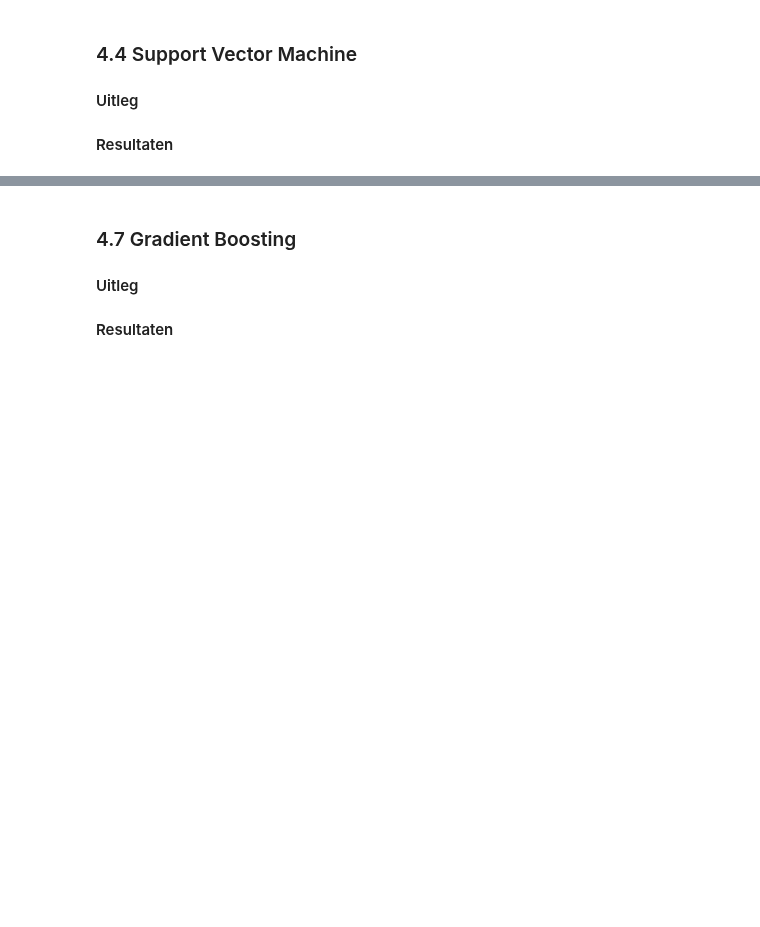
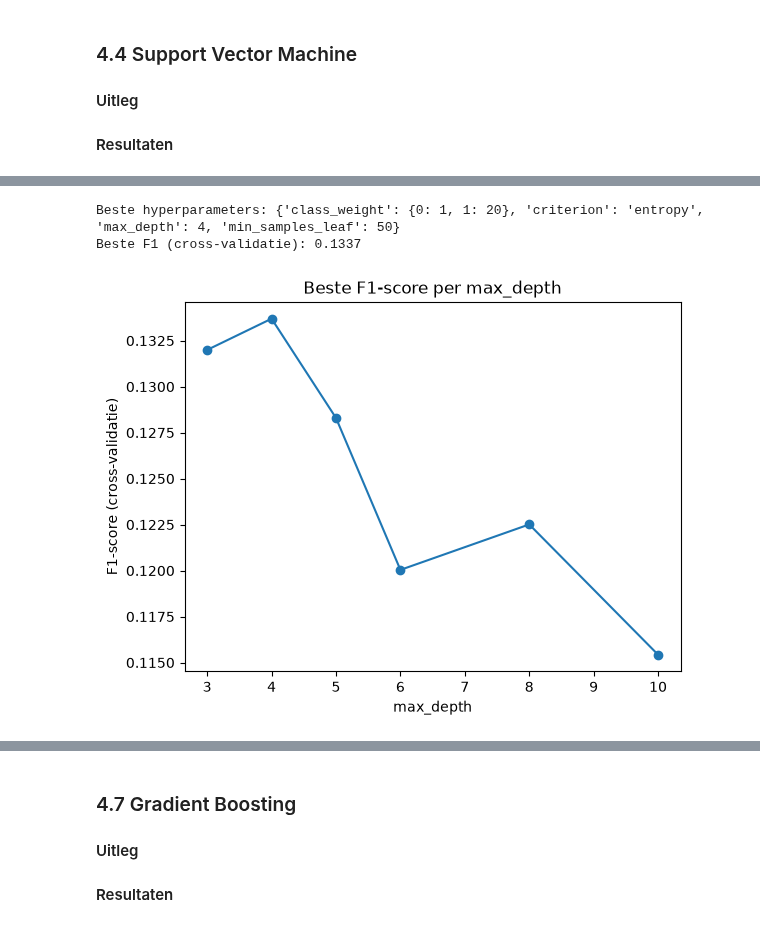
Before and after one commit to rabpie/26-27-Machine-Learning-groep-6, a Jupyter notebook: ML-Voorspel herseninfarct.ipynb, the cells around one changed output, grey strips where cells are left out. Saved outputs shown, nothing was run; the diff lists cells and outputs as text; code cells hidden in the pictures; blank space fills up the shorter version.

```diff
--- a/ML-Voorspel herseninfarct.ipynb
+++ b/ML-Voorspel herseninfarct.ipynb
@@ -880 +901,39 @@ Hoewel de F1-score geschikt is voor deze competitie, is het voor een medische to
 #### Resultaten
+# %%
+from sklearn.model_selection import GridSearchCV, StratifiedKFold
+from sklearn.tree import DecisionTreeClassifier
+
+# 5 folds; stratify zorgt dat iedere fold ongeveer 1,54% stroke heeft
+cv = StratifiedKFold(n_splits=5, shuffle=True, random_state=42)
+
+tree = DecisionTreeClassifier(random_state=42)
+
+param_grid = {
+    "criterion": ["gini", "entropy"],
+    "max_depth": [3, 4, 5, 6, 8, 10],
+    "min_samples_leaf": [1, 20, 50, 100],
+    # Hoeveel zwaarder een gemiste stroke telt dan een vals alarm
+    "class_weight": [{0: 1, 1: 5}, {0: 1, 1: 10}, {0: 1, 1: 20},
+                     "balanced"],
+}
+
+tree_search = GridSearchCV(tree, param_grid, scoring="f1", cv=cv,
+                           n_jobs=-1)
+tree_search.fit(X_train, y_train)
+
+print("Beste hyperparameters:", tree_search.best_params_)
+print(f"Beste F1 (cross-validatie): {tree_search.best_score_:.4f}")
+# %% [output]
+Beste hyperparameters: {'class_weight': {0: 1, 1: 20}, 'criterion': 'entropy', 'max_depth': 4, 'min_samples_leaf': 50}
+Beste F1 (cross-validatie): 0.1337
+# %%
+results = pd.DataFrame(tree_search.cv_results_)
+f1_per_depth = results.groupby("param_max_depth")["mean_test_score"].max()
+
+f1_per_depth.plot(marker="o")
+plt.title("Beste F1-score per max_depth")
+plt.xlabel("max_depth")
+plt.ylabel("F1-score (cross-validatie)")
+plt.show()
+# %% [output]
+[figure, added]
```
Also changed, not shown: parts of 9 cells of this notebook.
